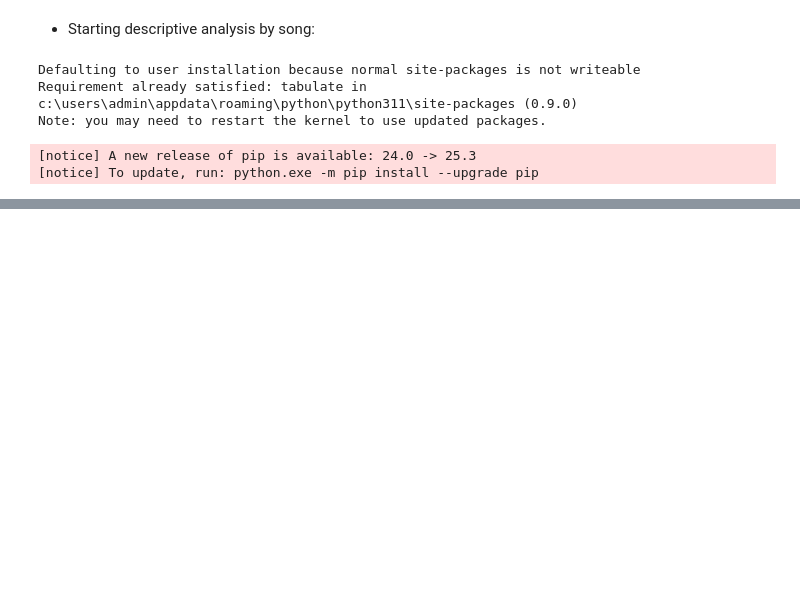
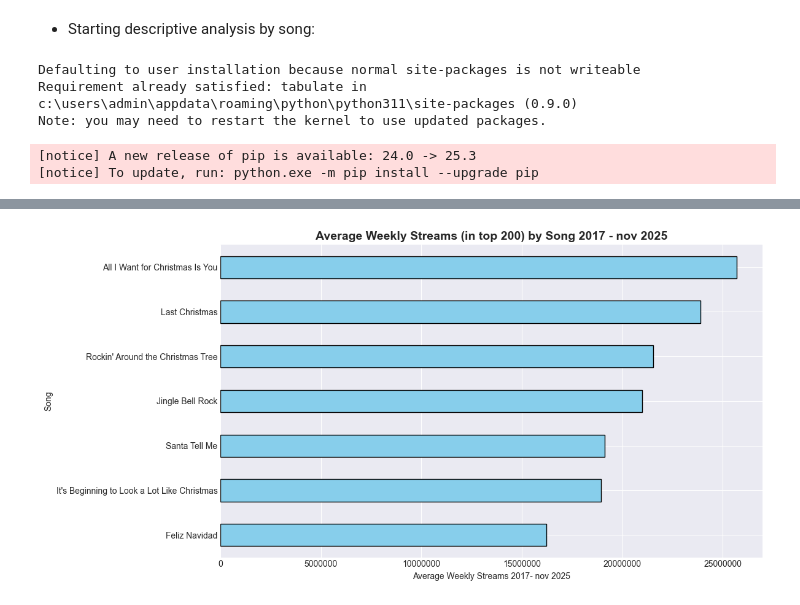
Before and after one commit to JonasSouza871/Christmas_Songs_Spotify_Analysis, a Jupyter notebook: eda.ipynb, the cells around one changed output, grey strips where cells are left out. Saved outputs shown, nothing was run; the diff lists cells and outputs as text; code cells hidden in the pictures; blank space fills up the shorter version.

Commit message:
fix: correct data granularity from daily to weekly analysis

```diff
--- a/eda.ipynb
+++ b/eda.ipynb
@@ -97,12 +173,14 @@ Between 2017 and November 2025, "All I Want for Christmas Is You" leads in avera
 # %%
 plt.figure(figsize=(12, 6))
 comparison['Mean'].sort_values().plot(kind='barh', color='skyblue', edgecolor='black') #bar chart
-plt.title('Average Streams (in top 200) by Song 2017 - nov 2025', fontsize=14, fontweight='bold')
-plt.xlabel('Average Streams 2017- nov 2025')
+plt.title('Average Weekly Streams (in top 200) by Song 2017 - nov 2025', fontsize=14, fontweight='bold')
+plt.xlabel('Average Weekly Streams 2017- nov 2025')
 plt.ylabel('Song')
 plt.ticklabel_format(style='plain', axis='x')
 plt.tight_layout()
 plt.show()
+# %% [output]
+[figure, added]
 # %%
 plt.figure(figsize=(12, 6))
 cv_sorted.sort_values().plot(kind='barh', color='coral', edgecolor='black')
```
Also changed, not shown: parts of 18 cells of this notebook, 1 other file.
